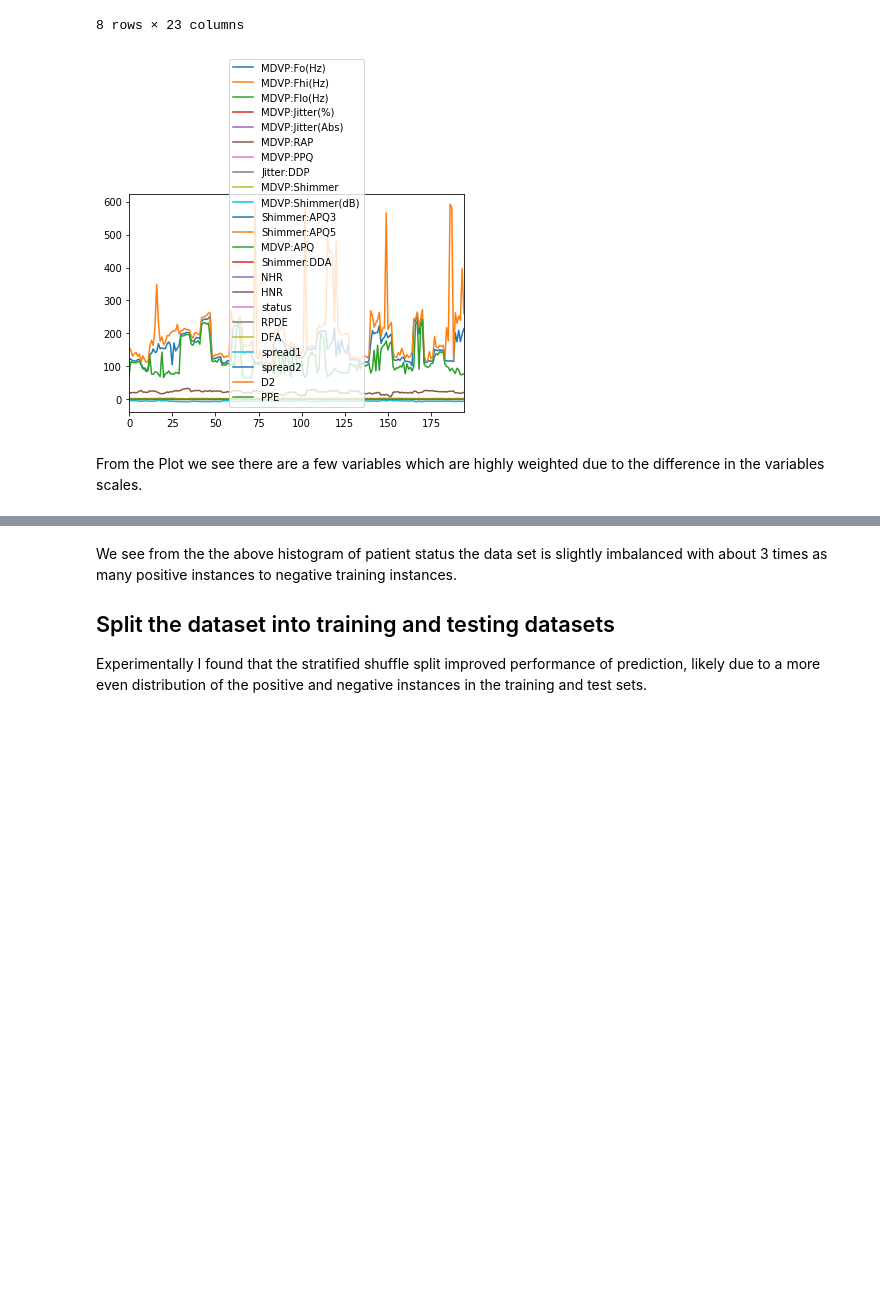
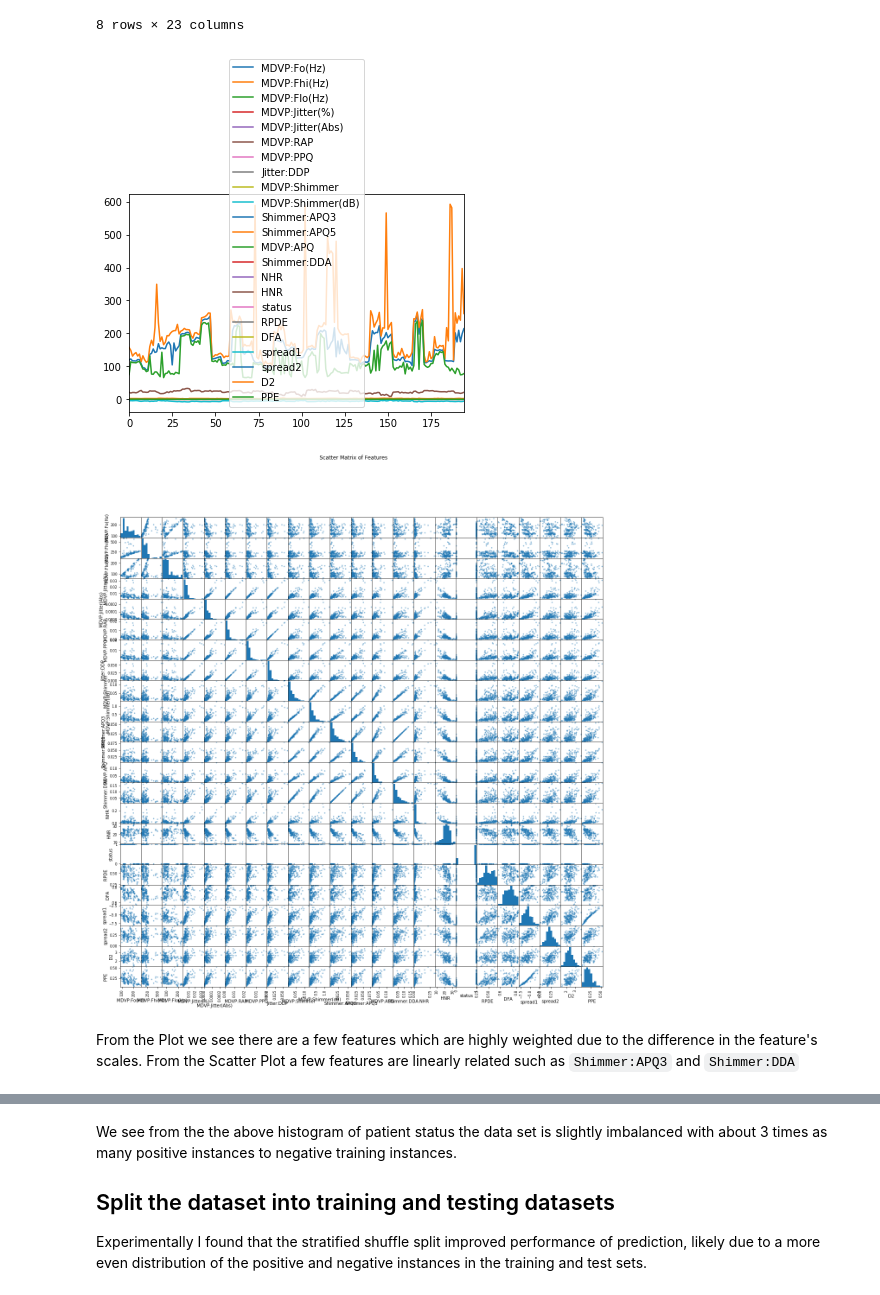
Before and after one commit to SamuelHeath/handson-ml, a Jupyter notebook: labs/lab4/lab04.ipynb, the cells around one changed output, grey strips where cells are left out. Drawn from its saved outputs; the diff is of its cells as text; code cells hidden in the pictures; blank space fills up the shorter version.

```diff
--- a/labs/lab4/lab04.ipynb
+++ b/labs/lab4/lab04.ipynb
@@ -66,13 +66,20 @@ park_data.describe()
 | 75% | 182.769000 | 224.205500 | 140.018500 | 0.007365 | 0.000060 | 0.003835 | 0.003955 | ... |
 | max | 260.105000 | 592.030000 | 239.170000 | 0.033160 | 0.000260 | 0.021440 | 0.019580 | ... |
 8 rows × 23 columns
-# %%
-park_data.plot()
-plt.show()
-# %% [output]
-[figure, removed]
+# %%
+park_data.plot()
+plt.show()
+
+from pandas.plotting import scatter_matrix
+scatter_matrix(park_data, figsize=(20,20))
+plt.suptitle("Scatter Matrix of Features")
+plt.show()
+# %% [output]
+[figure, added]
+[figure, added]
 # %% [markdown]
-From the Plot we see there are a few variables which are highly weighted due to the difference in the variables scales.
+From the Plot we see there are a few features which are highly weighted due to the difference in the feature's scales.
+From the Scatter Plot a few features are linearly related such as `Shimmer:APQ3` and `Shimmer:DDA`
 # %%
 park_data.corr()
 # %% [output]
```
Also changed, not shown: parts of 19 cells of this notebook.
